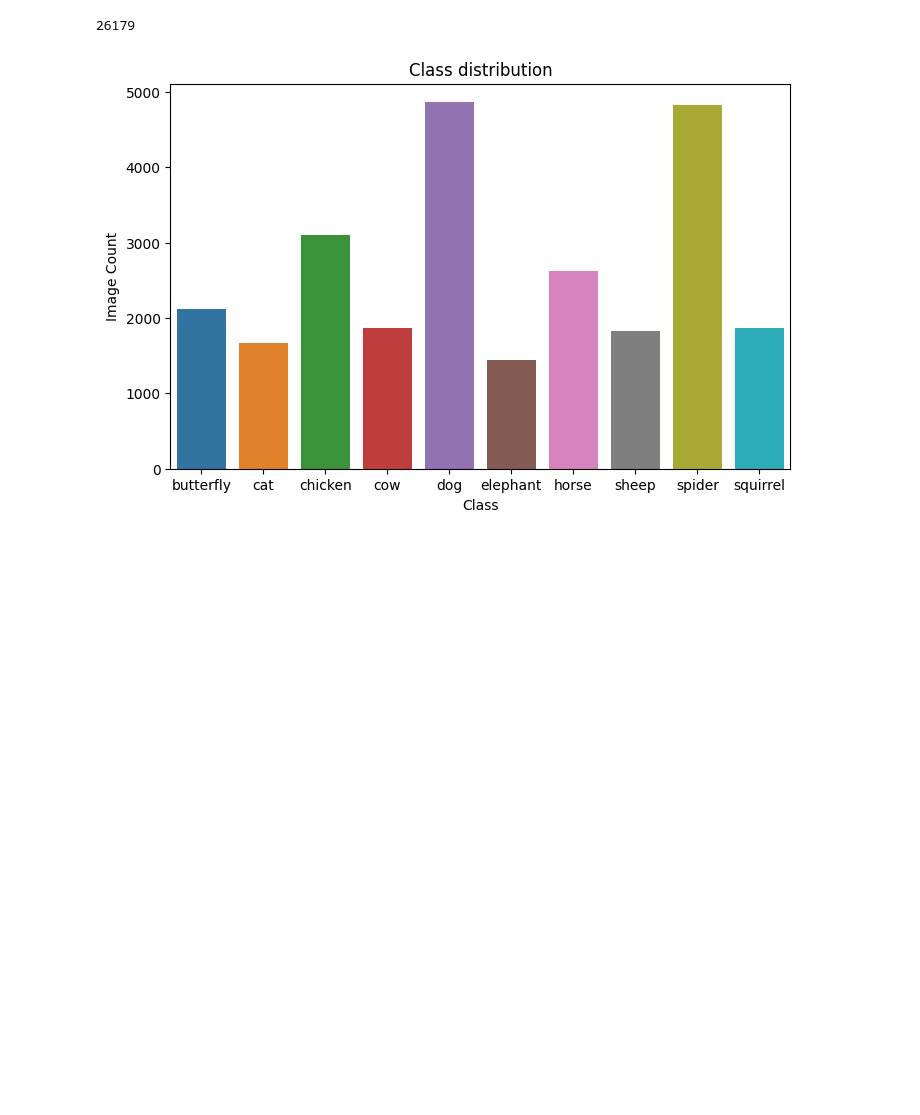
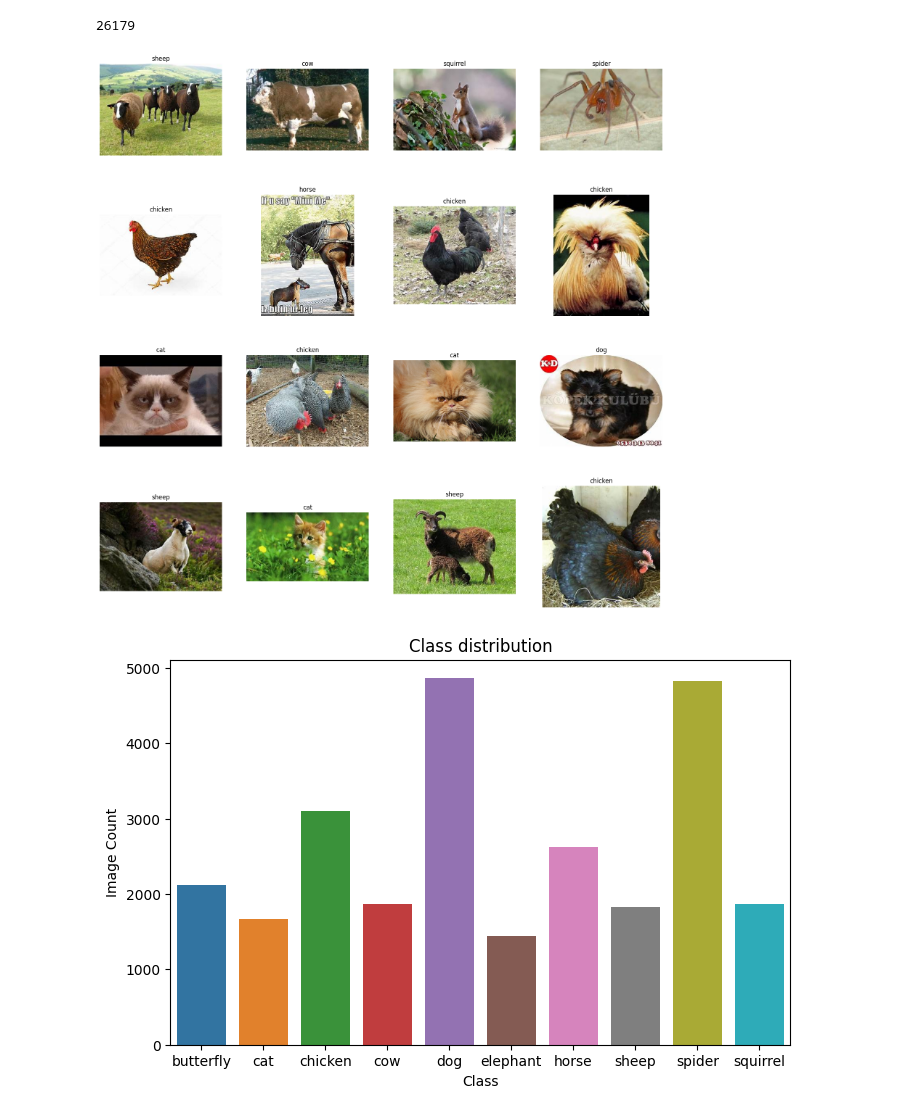
Before and after one commit to vadimtkacj1/DS-intern-project, a Jupyter notebook: Task-2/notebooks/image-classification-EDA.ipynb, the cells around one changed output. Cells and saved outputs as stored; diff of their text form; code cells hidden in the pictures; blank space fills up the shorter version.

```diff
--- a/Task-2/notebooks/image-classification-EDA.ipynb
+++ b/Task-2/notebooks/image-classification-EDA.ipynb
@@ -9,7 +14,8 @@ from src.visualization.plotgraph import show_plot_class_distribution_pie, show_p
 # %% [markdown]
 ## Paths
 # %%
-DATA_PATH = os.path.join(os.path.dirname(os.getcwd()), "data", "raw")
+root_path = os.path.abspath(os.path.join('..'))
+data_path = os.path.join(root_path, "data", "raw")
 # %% [markdown]
 ## Constants
 # %%
@@ -44,6 +50,23 @@ print(class_totals)
 print(sum(class_totals))
 # %% [output]
 26179
+# %%
+all_images = []
+for class_dir in Path(data_path).iterdir():
+    all_images.extend(list(class_dir.glob('*.*')))
+# %%
+random_images = random.sample(all_images, 16)
+# %%
+fig, ax = plt.subplots(nrows=4, ncols=4, figsize=(20,20))
+ax = ax.flatten()
+for idx, image_path in enumerate(random_images):
+    img = Image.open(image_path)
+    class_name = image_path.parent.name
+    ax[idx].imshow(np.array(img))
+    ax[idx].set_title(class_name)
+    ax[idx].axis('off')  # Turn off axis
+# %% [output]
+[figure, added]
 # %%
 class_distribution_df = pd.DataFrame({
     CLASS_COLUMN: class_labels,
```
Also changed, not shown: parts of 5 cells of this notebook, 9 other files.
